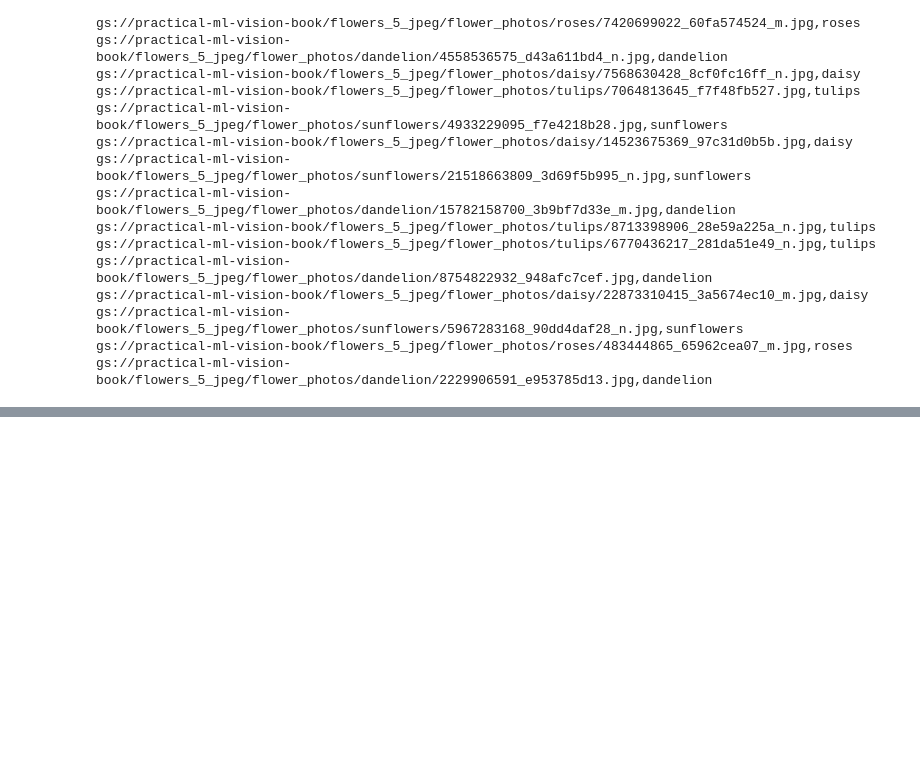
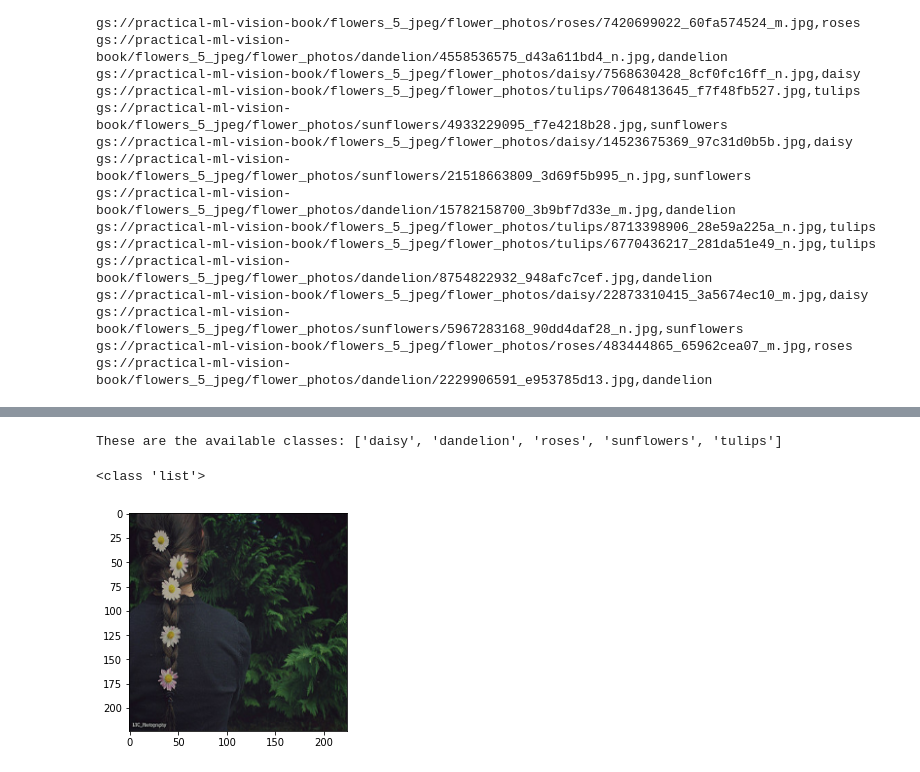
Before and after one commit to walidbrini/TensorFlow-Learning, a Jupyter notebook: TFtuto.ipynb, the cells around one changed output, grey strips where cells are left out. Saved outputs shown, nothing was run; the diff lists cells and outputs as text; code cells hidden in the pictures; blank space fills up the shorter version.

```diff
--- a/TFtuto.ipynb
+++ b/TFtuto.ipynb
@@ -59,0 +96,19 @@ show_image("gs://practical-ml-vision-book/flowers_5_jpeg/flower_photos/daisy/754
+# %%
+#Find classes
+CLASS_NAMES = [item.numpy().decode("utf-8") for item in
+               tf.strings.regex_replace(
+                 tf.io.gfile.glob("gs://practical-ml-vision-book/flowers_5_jpeg/flower_photos/*"),
+                 "gs://practical-ml-vision-book/flowers_5_jpeg/flower_photos/", "")]
+CLASS_NAMES = [item for item in CLASS_NAMES if item.find(".") == -1]
+print("These are the available classes:", CLASS_NAMES)
+# %% [output]
+These are the available classes: ['daisy', 'dandelion', 'roses', 'sunflowers', 'tulips']
+# %%
+#Take a look at a few tulips
+daisy = tf.io.gfile.glob("gs://practical-ml-vision-book/flowers_5_jpeg/flower_photos/daisy/*")
+print(type(daisy))
+for i in range(5)  :
+  show_image(daisy[i])
+# %% [output]
+<class 'list'>
+[figure, added]
```
Also changed, not shown: parts of 18 cells of this notebook.
